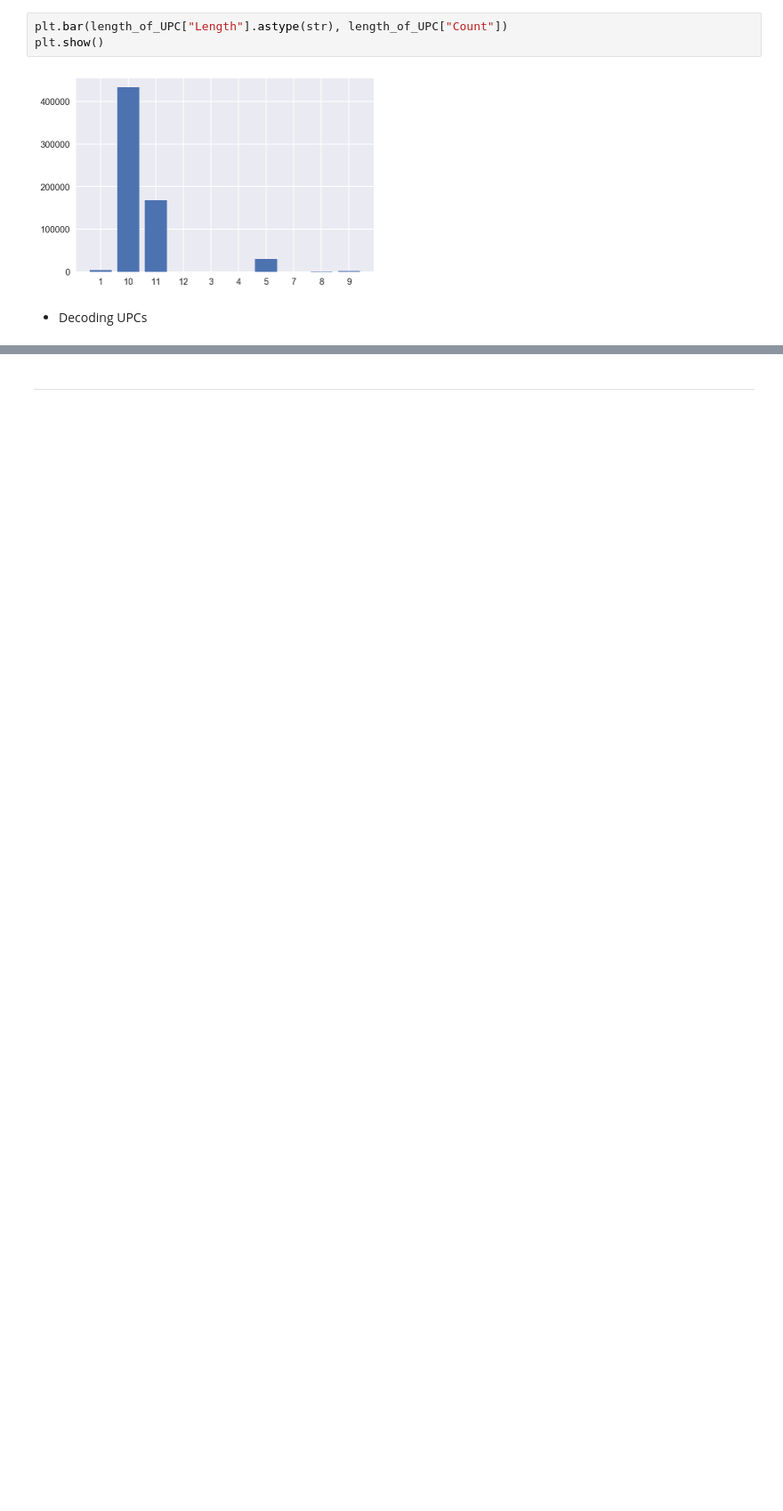
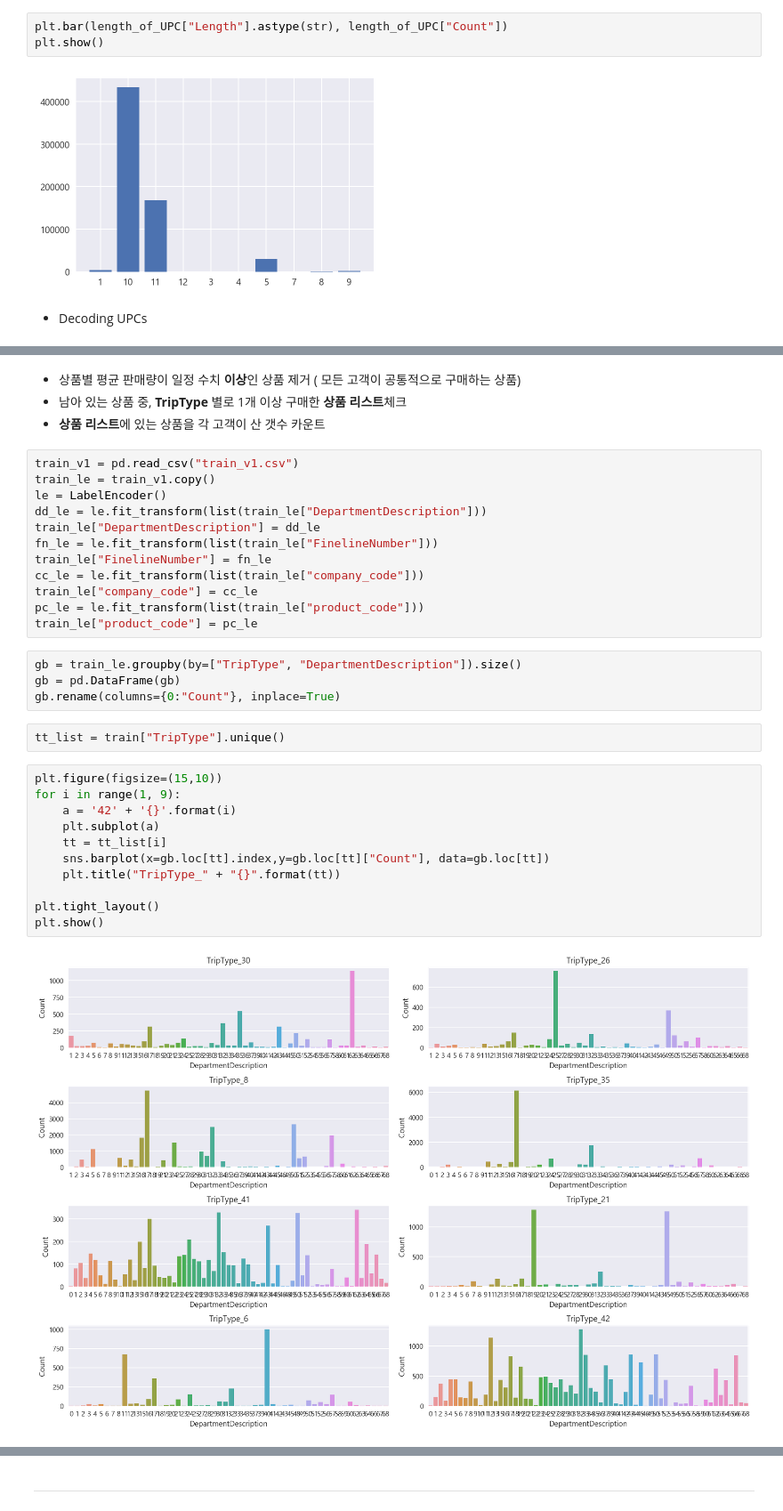
Before and after one commit to YounginLEE/DSS7_Team3, a Jupyter notebook: Main/Team3_it.ipynb, the cells around one changed output, grey strips where cells are left out. Shown at 89% size. Saved outputs shown, nothing was run; the diff lists cells and outputs as text; blank space fills up the shorter version.

```diff
--- a/Main/Team3_it.ipynb
+++ b/Main/Team3_it.ipynb
@@ -143,0 +262,35 @@ plt.show()
+# %% [markdown]
+- 상품별 평균 판매량이 일정 수치 **이상**인 상품 제거 ( 모든 고객이 공통적으로 구매하는 상품)
+- 남아 있는 상품 중, **TripType** 별로 1개 이상 구매한 **상품 리스트**체크
+- **상품 리스트**에 있는 상품을 각 고객이 산 갯수 카운트
+# %%
+train_v1 = pd.read_csv("train_v1.csv")
+train_le = train_v1.copy()
+le = LabelEncoder()
+dd_le = le.fit_transform(list(train_le["DepartmentDescription"]))
+train_le["DepartmentDescription"] = dd_le
+fn_le = le.fit_transform(list(train_le["FinelineNumber"]))
+train_le["FinelineNumber"] = fn_le
+cc_le = le.fit_transform(list(train_le["company_code"]))
+train_le["company_code"] = cc_le
+pc_le = le.fit_transform(list(train_le["product_code"]))
+train_le["product_code"] = pc_le
+# %%
+gb = train_le.groupby(by=["TripType", "DepartmentDescription"]).size()
+gb = pd.DataFrame(gb)
+gb.rename(columns={0:"Count"}, inplace=True)
+# %%
+tt_list = train["TripType"].unique()
+# %%
+plt.figure(figsize=(15,10))
+for i in range(1, 9):
+    a = '42' + '{}'.format(i)
+    plt.subplot(a)
+    tt = tt_list[i]
+    sns.barplot(x=gb.loc[tt].index,y=gb.loc[tt]["Count"], data=gb.loc[tt])
+    plt.title("TripType_" + "{}".format(tt))
+
+plt.tight_layout()
+plt.show()
+# %% [output]
+[figure, added]
```
Also changed, not shown: parts of 33 cells of this notebook, 1 other file.
